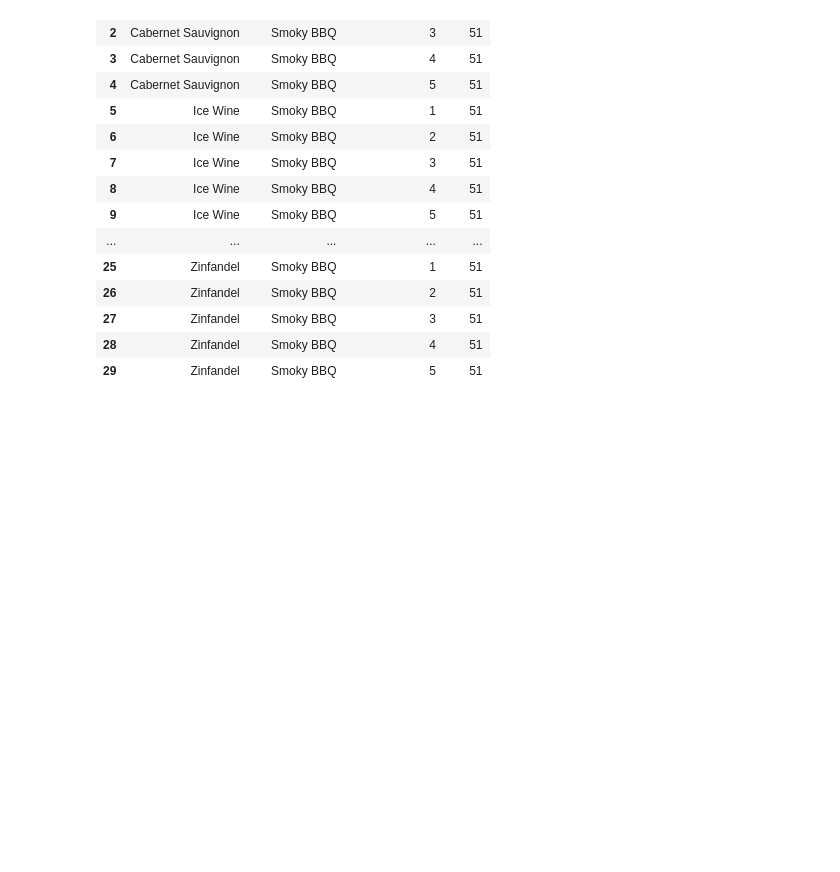
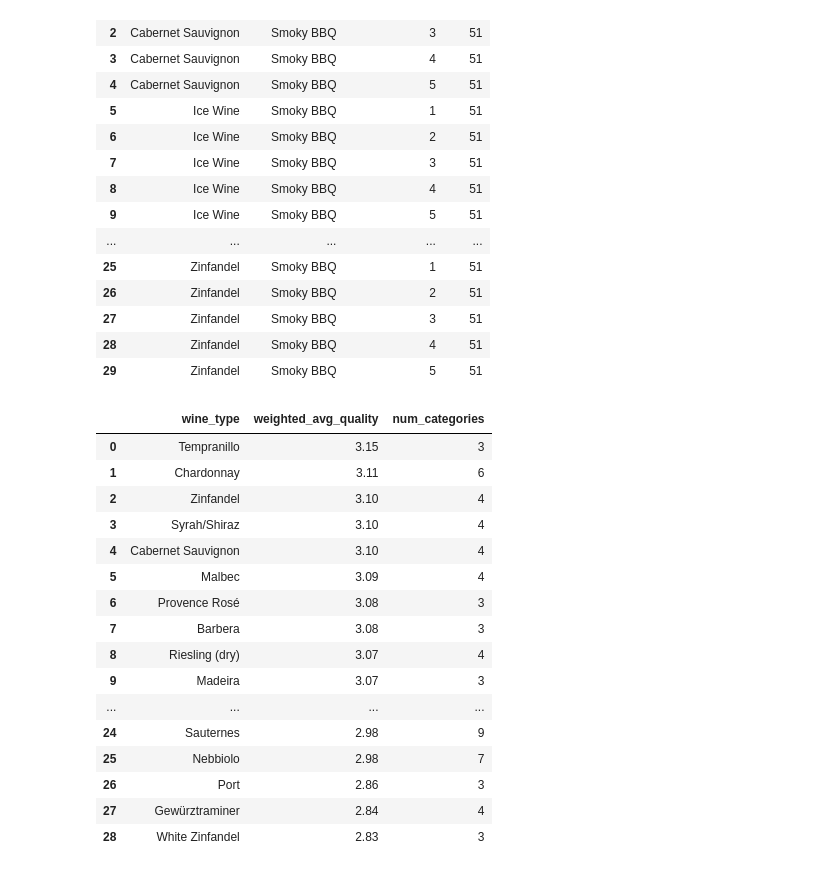
Before and after one commit to hammelltime/wine-pairing-analysis, a Jupyter notebook: wine_pairing_analysis.ipynb, the cells around one changed output. Cells and saved outputs as stored; diff of their text form; code cells hidden in the pictures; blank space fills up the shorter version.

```diff
--- a/wine_pairing_analysis.ipynb
+++ b/wine_pairing_analysis.ipynb
@@ -201,6 +206,49 @@ result
 | 27 | Zinfandel | Smoky BBQ | 3 | 51 |
 | 28 | Zinfandel | Smoky BBQ | 4 | 51 |
 | 29 | Zinfandel | Smoky BBQ | 5 | 51 |
+# %%
+# Average pairing ratings where each food category is equally weighted
+
+query = """
+WITH category_averages AS (
+    -- First, get the average for each wine_type + food_category combo
+    SELECT
+        wine_type,
+        food_category,
+        AVG(pairing_quality) as category_avg
+    FROM wine_pairings
+    WHERE food_category != 'Dessert'
+    GROUP BY wine_type, food_category
+)
+
+SELECT
+    wine_type,
+    ROUND(AVG(category_avg), 2) as weighted_avg_quality,
+    COUNT(DISTINCT food_category) as num_categories
+FROM category_averages
+GROUP BY wine_type
+ORDER BY weighted_avg_quality DESC
+"""
+weighted_result = pd.read_sql(query, conn)
+weighted_result
+# %% [output]
+|  | wine_type | weighted_avg_quality | num_categories |
+| 0 | Tempranillo | 3.15 | 3 |
+| 1 | Chardonnay | 3.11 | 6 |
+| 2 | Zinfandel | 3.10 | 4 |
+| 3 | Syrah/Shiraz | 3.10 | 4 |
+| 4 | Cabernet Sauvignon | 3.10 | 4 |
+| 5 | Malbec | 3.09 | 4 |
+| 6 | Provence Rosé | 3.08 | 3 |
+| 7 | Barbera | 3.08 | 3 |
+| 8 | Riesling (dry) | 3.07 | 4 |
+| 9 | Madeira | 3.07 | 3 |
+| ... | ... | ... | ... |
+| 24 | Sauternes | 2.98 | 9 |
+| 25 | Nebbiolo | 2.98 | 7 |
+| 26 | Port | 2.86 | 3 |
+| 27 | Gewürztraminer | 2.84 | 4 |
+| 28 | White Zinfandel | 2.83 | 3 |
 # %%
 import matplotlib.pyplot as plt
 import seaborn as sns
```
Also changed, not shown: parts of 7 cells of this notebook.
